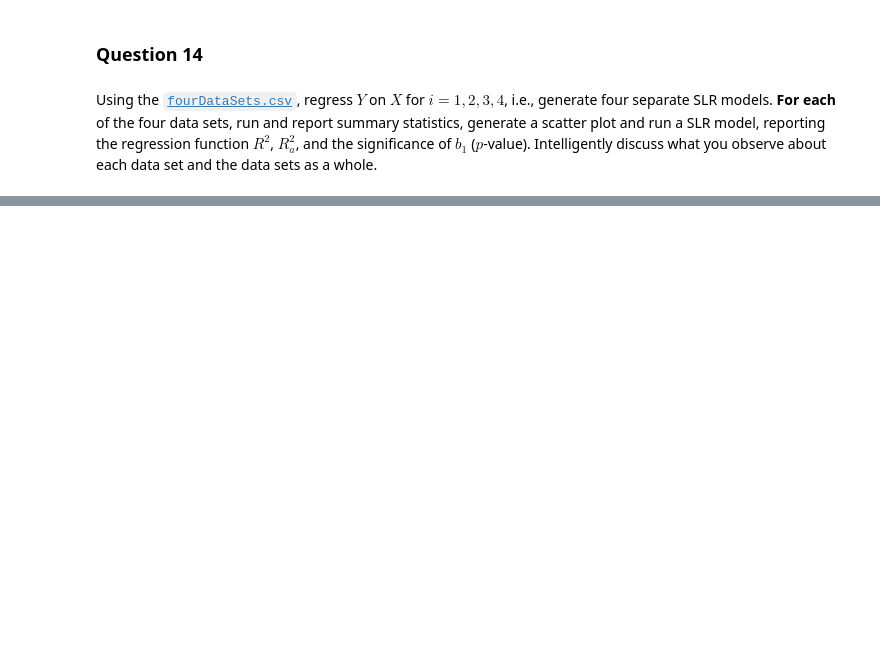
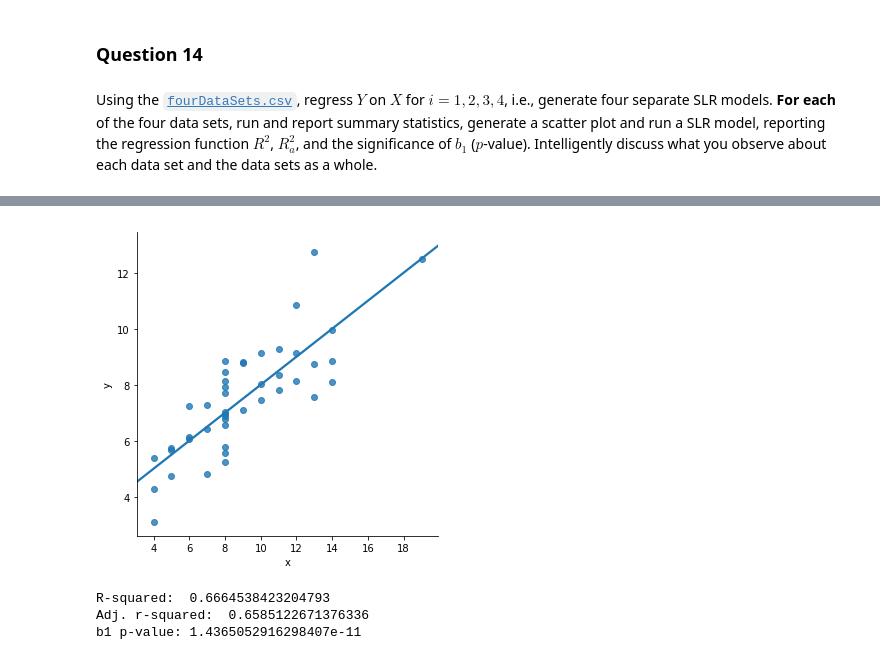
Before and after one commit to MSCS-686/pzhong, a Jupyter notebook: hw2/homework_02.ipynb, the cells around one changed output, grey strips where cells are left out. Cells and saved outputs as stored; diff of their text form; code cells hidden in the pictures; blank space fills up the shorter version.

````diff
--- a/hw2/homework_02.ipynb
+++ b/hw2/homework_02.ipynb
@@ -243,3 +320,7 @@
 ### Question 14
 # %% [markdown]
 Using the [```fourDataSets.csv```](https://s3-us-west-1.amazonaws.com/usfca-cs686-ml/hw2/fourDataSets.csv), regress $Y$ on $X$ for $i=1,2,3,4$, i.e., generate four separate SLR models. **For each** of the four data sets, run and report summary statistics, generate a scatter plot and run a SLR model, reporting the regression function $R^2$, $R_a^2$, and the significance of $b_1$ ($p$-value). Intelligently discuss what you observe about each data set and the data sets as a whole.
+# %%
+import seaborn as sns
+whole = pd.read_csv("data/fourDataSets.csv")
+whole.drop(columns=['dataSet']).describe()
@@ -245,0 +337,14 @@
+# %%
+whole_plot = sns.lmplot("x", "y", data=whole, ci = None)
+# %% [output]
+[figure, added]
+# %%
+whole_model = smf.ols('y ~ x', whole).fit()
+# whole_model.summary()
+print("R-squared: ",whole_model.rsquared)
+print("Adj. r-squared: ", whole_model.rsquared_adj)
+print("b1 p-value:", whole_model.pvalues['x'])
+# %% [output]
+R-squared:  0.6664538423204793
+Adj. r-squared:  0.6585122671376336
+b1 p-value: 1.4365052916298407e-11
````
Also changed, not shown: parts of 27 cells of this notebook.
